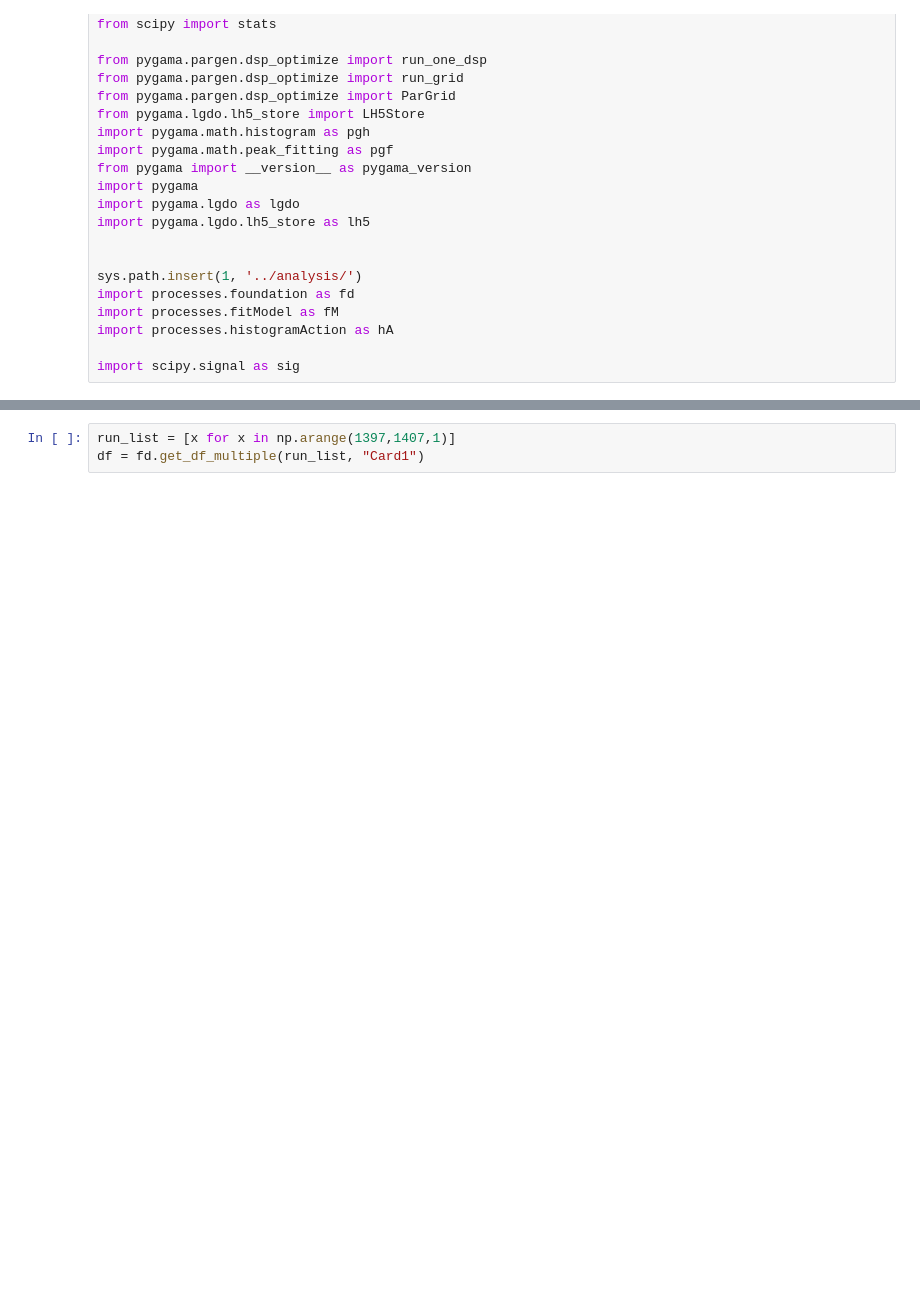
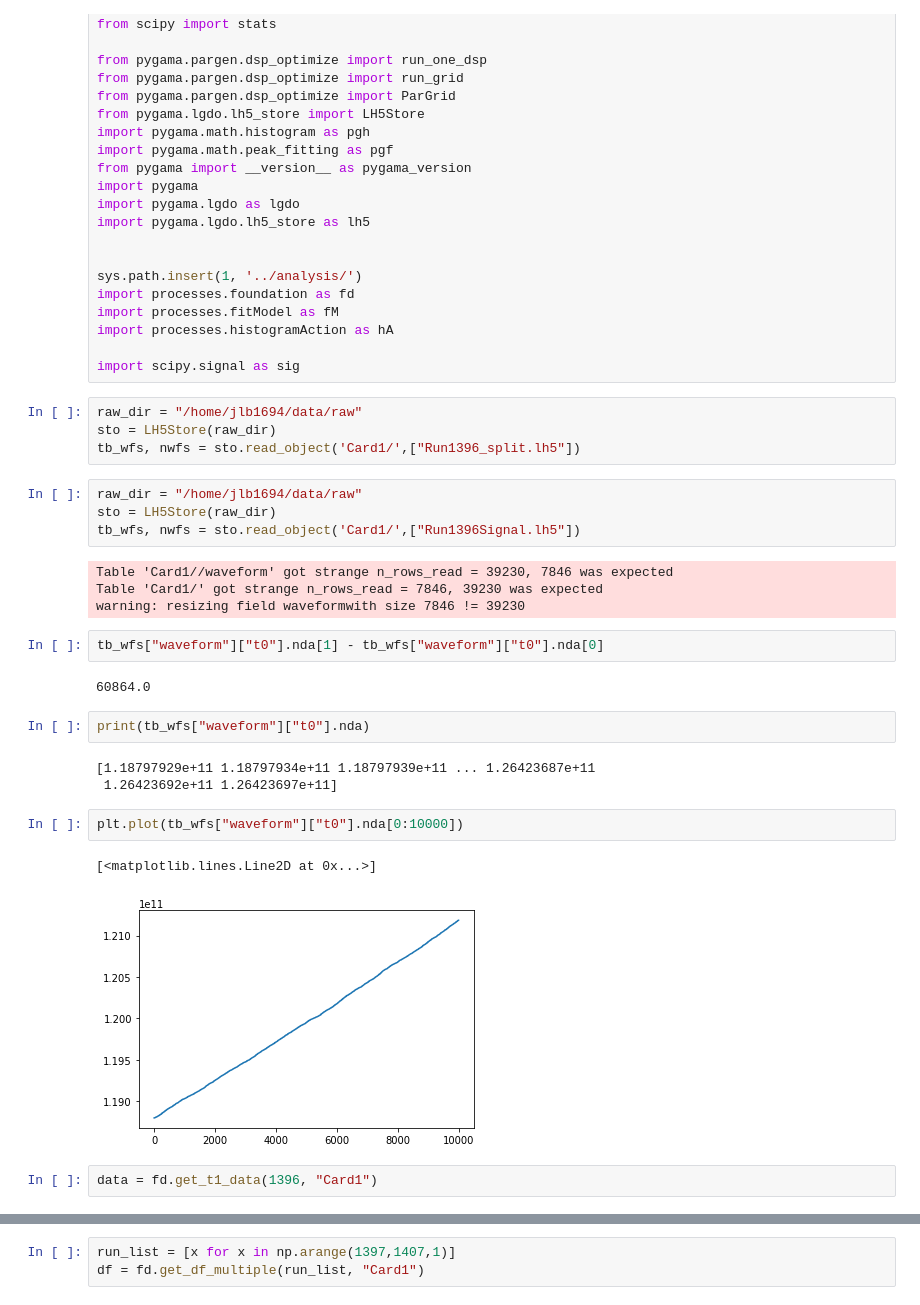
Before and after one commit to jbrowni2/processPygama, a Jupyter notebook: jupyter/waveformTesting.ipynb, the cells around one changed output, grey strips where cells are left out. Cells and saved outputs as stored; diff of their text form; blank space fills up the shorter version.

```diff
--- a/jupyter/waveformTesting.ipynb
+++ b/jupyter/waveformTesting.ipynb
@@ -29,3 +29,31 @@ import processes.fitModel as fM
 import processes.histogramAction as hA
 
 import scipy.signal as sig
+# %%
+raw_dir = "/home/jlb1694/data/raw"
+sto = LH5Store(raw_dir)
+tb_wfs, nwfs = sto.read_object('Card1/',["Run1396_split.lh5"])
+# %%
+raw_dir = "/home/jlb1694/data/raw"
+sto = LH5Store(raw_dir)
+tb_wfs, nwfs = sto.read_object('Card1/',["Run1396Signal.lh5"])
+# %% [output]
+Table 'Card1//waveform' got strange n_rows_read = 39230, 7846 was expected
+Table 'Card1/' got strange n_rows_read = 7846, 39230 was expected
+warning: resizing field waveformwith size 7846 != 39230
+# %%
+tb_wfs["waveform"]["t0"].nda[1] - tb_wfs["waveform"]["t0"].nda[0]
+# %% [output]
+60864.0
+# %%
+print(tb_wfs["waveform"]["t0"].nda)
+# %% [output]
+[1.18797929e+11 1.18797934e+11 1.18797939e+11 ... 1.26423687e+11
+ 1.26423692e+11 1.26423697e+11]
+# %%
+plt.plot(tb_wfs["waveform"]["t0"].nda[0:10000])
+# %% [output]
+[<matplotlib.lines.Line2D at 0x...>]
+[figure, added]
+# %%
+data = fd.get_t1_data(1396, "Card1")
```
Also changed, not shown: parts of 5 cells of this notebook, 5 other files.
